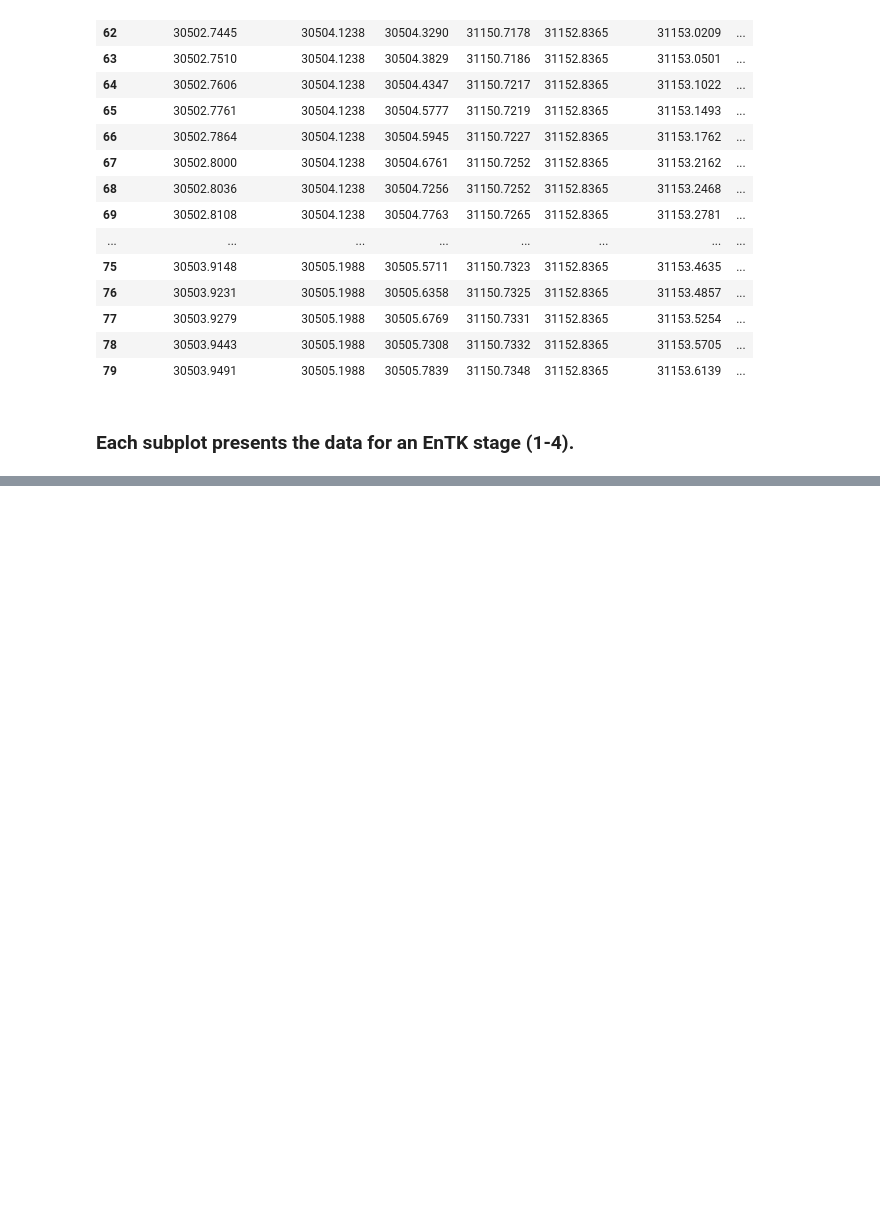
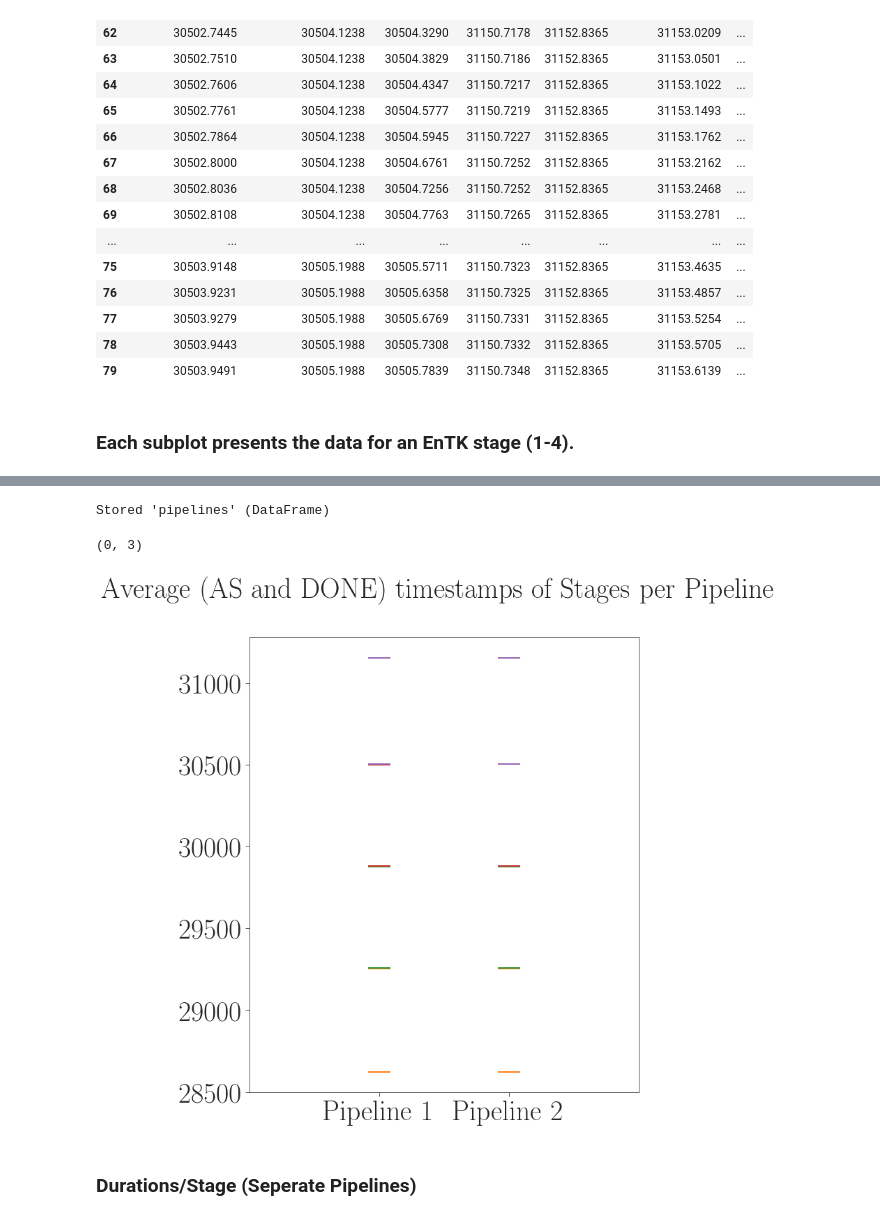
Before and after one commit to radical-experiments/htbac-escience-18, a Jupyter notebook: workflow/stress-ng-10-minutes.ipynb, the cells around one changed output, grey strips where cells are left out. Drawn from its saved outputs; the diff is of its cells as text; code cells hidden in the pictures; blank space fills up the shorter version.

Commit message:
bar stack of durations for each stage per pipeline

```diff
--- a/workflow/stress-ng-10-minutes.ipynb
+++ b/workflow/stress-ng-10-minutes.ipynb
@@ -255 +263,75 @@ fig.legend((
 [figure]
+# %%
+
+
+# segregate into pipelines
+
+
+stage_1_as_p1 = stage_1['AGENT SCHEDULING'][0:10].mean()
+stage_1_do_p1 = stage_1['DONE (EnTK)'][0:10].mean()
+
+stage_1_as_p2 = stage_1['AGENT SCHEDULING'][10:20].mean()
+stage_1_do_p2 = stage_1['DONE (EnTK)'][10:20].mean()
+
+stage_2_as_p1 = stage_2['AGENT SCHEDULING'][0:10].mean()
+stage_2_do_p1 = stage_2['DONE (EnTK)'][0:10].mean()
+
+stage_2_as_p2 = stage_2['AGENT SCHEDULING'][0:10].mean()
+stage_2_do_p2 = stage_2['DONE (EnTK)'][0:10].mean()
+
+stage_3_as_p1 = stage_3['AGENT SCHEDULING'][0:10].mean()
+stage_3_do_p1 = stage_3['DONE (EnTK)'][0:10].mean()
+
+stage_3_as_p2 = stage_3['AGENT SCHEDULING'][10:20].mean()
+stage_3_do_p2 = stage_3['DONE (EnTK)'][10:20].mean()
+
+stage_4_as_p1 = stage_4['AGENT SCHEDULING'][0:10].mean()
+stage_4_do_p1 = stage_4['DONE (EnTK)'][0:10].mean()
+
+stage_4_as_p2 = stage_4['AGENT SCHEDULING'][10:20].mean()
+stage_4_do_p2 = stage_4['DONE (EnTK)'][10:20].mean()
+
+data = {'Pipeline 1': [stage_1_as_p1, stage_1_do_p1, stage_2_as_p1, stage_2_do_p1, stage_3_as_p1, stage_3_do_p1, stage_4_as_p1, stage_4_do_p1],
+        'Pipeline 2': [stage_1_as_p2, stage_1_do_p2, stage_2_as_p2, stage_2_do_p2, stage_3_as_p2, stage_3_do_p2, stage_4_as_p2, stage_4_do_p2]}
+pipelines = pd.DataFrame(data, dtype=np.float64).T
+pipelines.columns = ['S1 (AS)', 'S1 (DONE)', 'S2 (AS)', 'S2 (DONE)','S3 (AS)', 'S3 (DONE)','S4 (AS)', 'S4 (DONE)']
+
+%store pipelines
+# %% [output]
+Stored 'pipelines' (DataFrame)
+# %%
+fig, axarr = plt.subplots(figsize=(10,12))
+fig.suptitle('Average (AS and DONE) timestamps of Stages per Pipeline')
+y_pos = [1,2]
+bars = ['Pipeline 1', 'Pipeline 2']
+
+
+marker_style = dict(marker='_', s=1000)
+
+axarr.scatter(y_pos, pipelines['S1 (AS)'], color=tableau20[2], **marker_style)
+axarr.scatter(y_pos, pipelines['S1 (DONE)'], color=tableau20[2], **marker_style)
+axarr.scatter(y_pos, pipelines['S2 (AS)'], color=tableau20[4], **marker_style)
+axarr.scatter(y_pos, pipelines['S2 (DONE)'], color=tableau20[4], **marker_style)
+axarr.scatter(y_pos, pipelines['S3 (AS)'], color=tableau20[6], **marker_style)
+axarr.scatter(y_pos, pipelines['S3 (DONE)'], color=tableau20[6], **marker_style)
+axarr.scatter(y_pos, pipelines['S4 (AS)'], color=tableau20[8], **marker_style)
+axarr.scatter(y_pos, pipelines['S4 (DONE)'], color=tableau20[8], **marker_style)
+
+
+#axarr.set_yticklabels([29750,30000,30000,30500])
+axarr.set_xticks([1,2])
+axarr.set_xticklabels(["Pipeline 1","Pipeline 2"])
+axarr.set_xlim([0,3])
+
+# axarr.set_yticks()
+
+
+# axarr[0].set_xlim(-1,20)
+# axarr[0].xaxis.set_major_locator(MaxNLocator(integer=True))
+# axarr[0].set_ylabel('Time (s)')
+# axarr[0].set_title('Units of Stage 1')
+# %% [output]
+(0, 3)
+[figure, added]
+# %% [markdown]
+### Durations/Stage (Seperate Pipelines)
```
Also changed, not shown: parts of 8 cells of this notebook, 1 other file.
